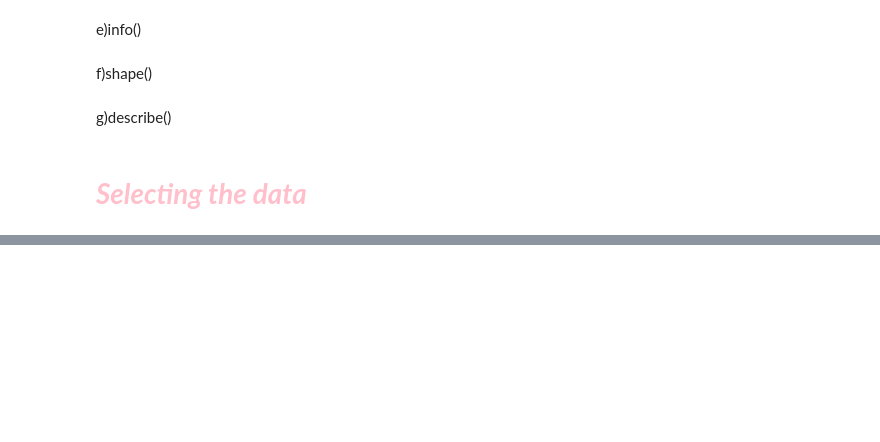
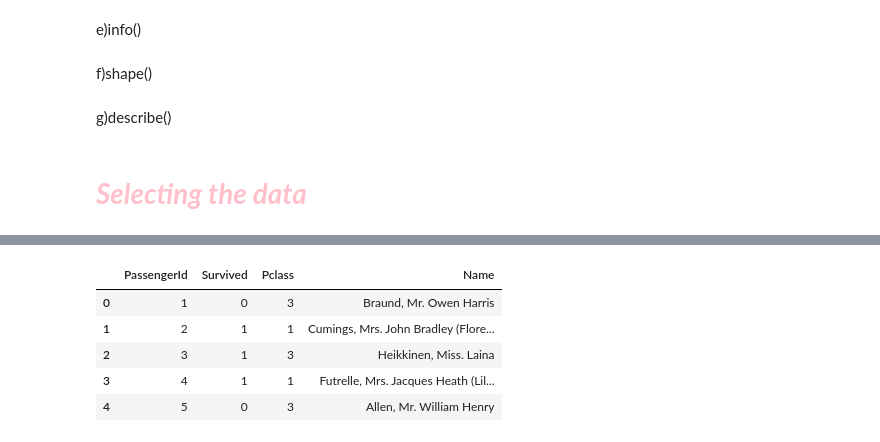
Before and after one commit to Mdshahid123/data_analyst, a Jupyter notebook: pandas/pandas.ipynb, the cells around one changed output, grey strips where cells are left out. Cells and saved outputs as stored; diff of their text form; code cells hidden in the pictures; blank space fills up the shorter version.

```diff
--- a/pandas/pandas.ipynb
+++ b/pandas/pandas.ipynb
@@ -275,0 +323,11 @@ df.iloc[0]               # First row (by position)
+# %%
+import pandas as pd
+df=pd.read_csv("train.csv")
+df.loc[0:4,["PassengerId","Survived","Pclass","Name"]] # last value of slicinf for row will be included
+# %% [output]
+|  | PassengerId | Survived | Pclass | Name |
+| 0 | 1 | 0 | 3 | Braund, Mr. Owen Harris |
+| 1 | 2 | 1 | 1 | Cumings, Mrs. John Bradley (Flore... |
+| 2 | 3 | 1 | 3 | Heikkinen, Miss. Laina |
+| 3 | 4 | 1 | 1 | Futrelle, Mrs. Jacques Heath (Lil... |
+| 4 | 5 | 0 | 3 | Allen, Mr. William Henry |
```
Also changed, not shown: parts of 17 cells of this notebook, 1 other file.
